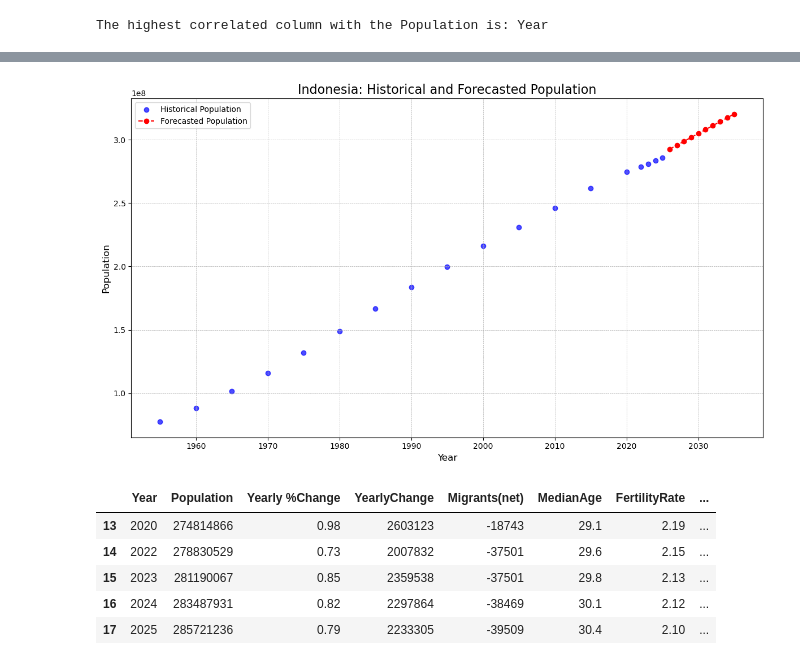
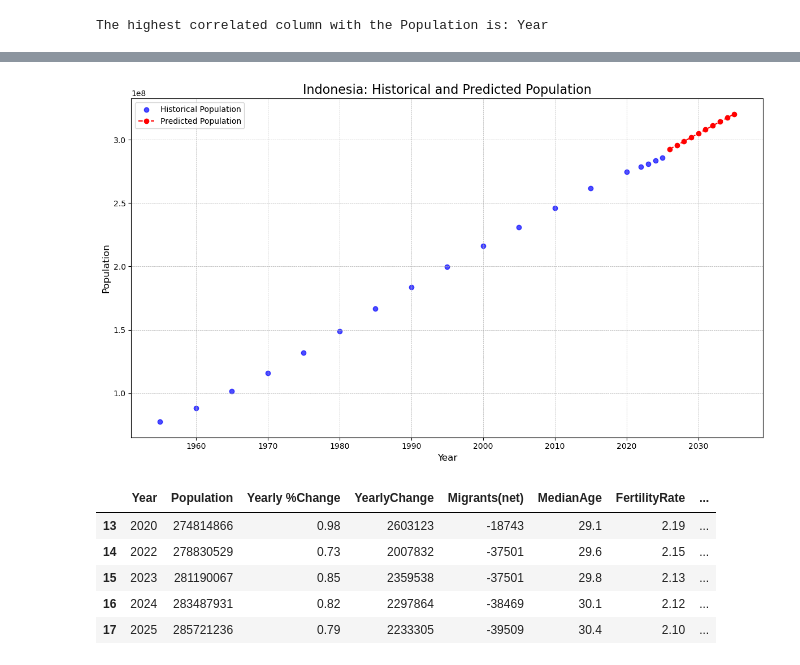
Before and after one commit to jpangestu/population-forecast, a Jupyter notebook: population_prediction.ipynb, the cells around one changed output, grey strips where cells are left out. Cells and saved outputs as stored; diff of their text form; code cells hidden in the pictures.

```diff
--- a/population_forecast.ipynb
+++ b/population_prediction.ipynb
@@ -215,41 +215,41 @@ def manual_linear_regression(x_values, y_values):
 
     return intercept, slope
 # %%
-# Forecast Future highest_corr_col based on Year
+# Predict highest_corr_col based on Year
 x_year = df['Year']
 y_highest_corr_col = df[highest_corr_col]
 
 # Build the model: highest_corr_col = a + b * Year
 intercept_highest_corr, slope_highest_corr = manual_linear_regression(x_year, y_highest_corr_col)
 
-# Generate 5 future years to forecast
+# Generate 5 future years to predict
 last_year = df['Year'].max()
 future_years = [last_year + i for i in range(1, 11)]
 
 # Predict highest_corr_col for the future years using the first model
 future_highest_corr_cols = [intercept_highest_corr + slope_highest_corr * year for year in future_years]
-print("Future " + highest_corr_col + " forecast created.")
+print("Future " + highest_corr_col + " prediction created.")
 
 
-# Use the highest_corr_col Forecast to Predict Future Total Population
+# Use the highest_corr_col to Predict Future Total Population
 x_highest_corr_col = df[highest_corr_col]
 y_population = df['Population']
 
 # Build the main model: Population = a + b * highest_corr_col
 intercept_pop, slope_pop = manual_linear_regression(x_highest_corr_col, y_population)
 
-# Use the forecasted highest_corr_col to predict the final total population
-future_population_forecast = [intercept_pop + slope_pop * highest_corr_col for highest_corr_col in future_highest_corr_cols]
-print("Final Total Population forecast complete.")
+# Use the highest_corr_col to predict the final total population
+future_population_prediction = [intercept_pop + slope_pop * highest_corr_col for highest_corr_col in future_highest_corr_cols]
+print("Final Total Population prediction complete.")
 
 
 # Present the Results
-forecast_df = pd.DataFrame({
+prediction_df = pd.DataFrame({
     'Year': future_years,
-    'Forecasted Urban Population': [int(p) for p in future_highest_corr_cols],
-    'Forecasted Total Population': [int(p) for p in future_population_forecast]
+    'Predicted Urban Population': [int(p) for p in future_highest_corr_cols],
+    'Predicted Total Population': [int(p) for p in future_population_prediction]
 })
 
-print("\n--- " + country + " Population Forecast (Next 10 Years) ---")
-print(forecast_df.to_string(index=False))
+print("\n--- " + country + " Population Prediction (Next 10 Years) ---")
+print(prediction_df.to_string(index=False))
 # %% [output]
@@ -271,24 +271,24 @@ Final Total Population forecast complete.
 # %%
 # Visualization
 plt.figure(figsize=(12, 7))
 
 # Plot historical data points
 plt.scatter(df['Year'], df['Population'], color='blue', label='Historical Population', alpha=0.7)
 
-# Plot forecasted data points
-plt.plot(forecast_df['Year'], forecast_df['Forecasted Total Population'], color='red', marker='o', linestyle='--', label='Forecasted Population')
+# Plot predicted data points
+plt.plot(prediction_df['Year'], prediction_df['Predicted Total Population'], color='red', marker='o', linestyle='--', label='Predicted Population')
 
-plt.title(country + ': Historical and Forecasted Population', fontsize=16)
+plt.title(country + ': Historical and Predicted Population', fontsize=16)
 plt.xlabel('Year', fontsize=12)
 plt.ylabel('Population', fontsize=12)
 plt.legend()
 plt.grid(True, which='both', linestyle='--', linewidth=0.5)
 plt.tight_layout()
 
 # Show the plot
 plt.show()
 # %% [output]
-[figure, old version]
+[figure, new version]
 # %%
 df.tail()
 # %% [output]
```
Also changed, not shown: parts of 9 cells of this notebook.
